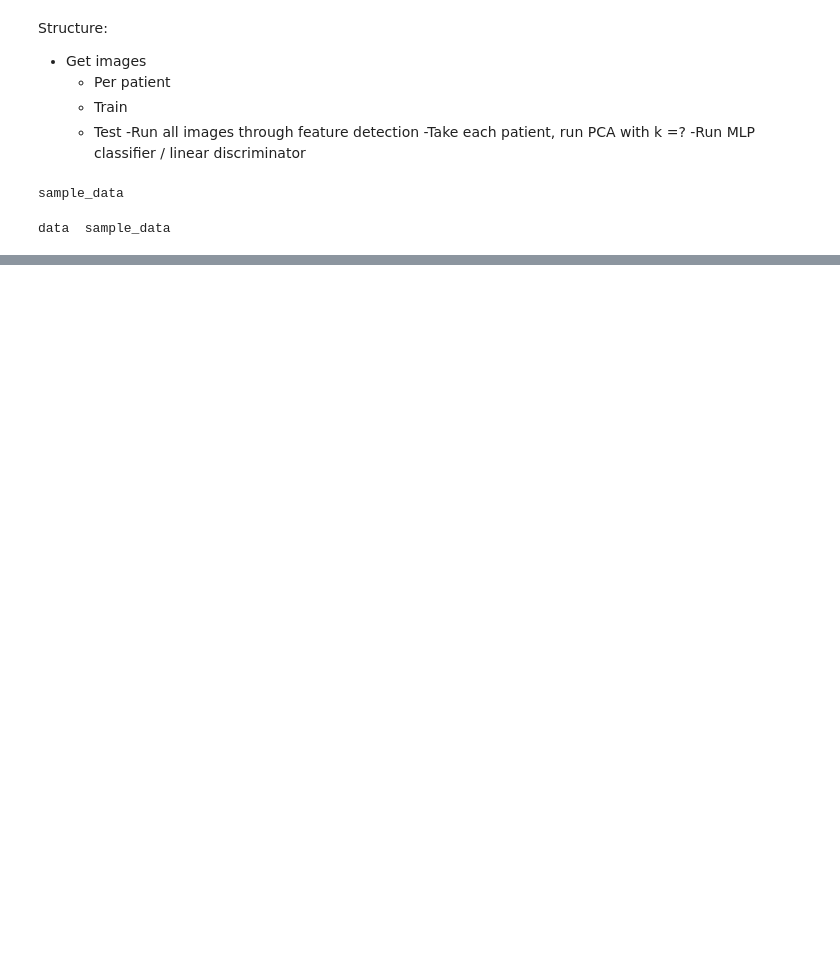
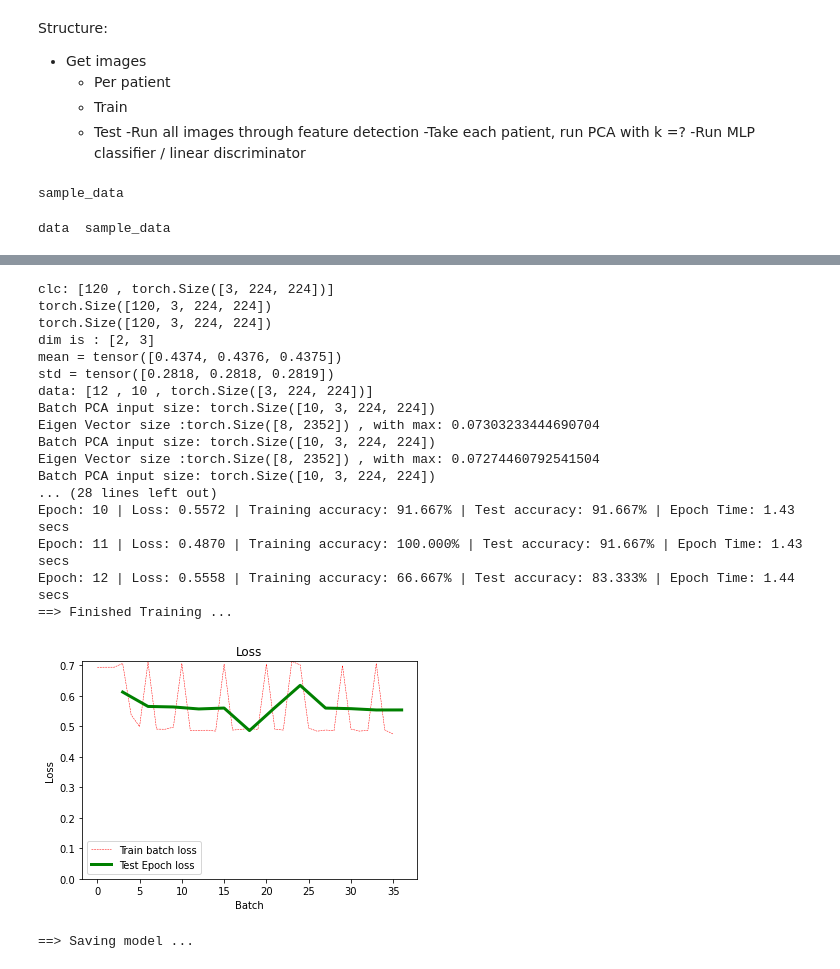
Before and after one commit to mocedon/VISL_project, a Jupyter notebook: Project_jupyter.ipynb, the cells around one changed output, grey strips where cells are left out. Drawn from its saved outputs; the diff is of its cells as text; code cells hidden in the pictures; blank space fills up the shorter version.

Commit message:
Works well with test data, feature extract is needed

```diff
--- a/Project_jupyter.ipynb
+++ b/Project_jupyter.ipynb
@@ -54,11 +56,13 @@ classes = fake_data(dir)
 # %% [output]
 data  sample_data
 # %%
+def get_device():
+  dev = "cuda:0" if torch.cuda.is_available() else "cpu"
+  device = torch.device(dev)
+  return device
+
+
 def get_transform(dir):
-  dev = "cuda:0" if torch.cuda.is_available() else "cpu"
-  print(dev)
-  device = torch.device(dev)
-
   default_transform = transforms.Compose([transforms.CenterCrop(224), transforms.ToPILImage(), transforms.ToTensor()])
   dataset = torchvision.datasets.DatasetFolder(root=dir, loader=torchvision.io.read_image, extensions='.png', transform=default_transform)
   clc = []
@@ -71,8 +75,10 @@ def get_transform(dir):
   for i in range(len(clc)):
     tn[i] = clc[i]
   print(tn.shape)
-  tn.to(device)
-  mean = tn.mean(dim=(0,2,3)).cpu()
+  tn.to(get_device())
+  dim = [i for i in range(2, len(tn.shape))]
+  print('dim is : {}'.format(dim))
+  mean = tn.mean(dim=(0,*dim)).cpu()
   std = tn.std(dim=(0,2,3)).cpu()
   print("mean = {}".format(mean))
   print("std = {}".format(std))
@@ -183,3 +274,52 @@ Eigen Vector size :torch.Size([8, 2352]) , with max: 0.06333442777395248
+# %%
+def preprocess(dir, dir_new):
+  transform = get_transform(dir)
+  dataset = torchvision.datasets.DatasetFolder(root=dir, loader=torchvision.io.read_image, extensions='.png', transform=transform)
+  batch_aug(dataset, dir_new, get_class, batch_PCA, ds_img)
+
+def process(dir_train, dir_test):
+  transform = transforms.Compose([transforms.ToPILImage(), transforms.ToTensor()])
+  dataset = []
+  dataset.append(torchvision.datasets.DatasetFolder(root=dir_train, loader=read_mtx, extensions='.npy', transform=transform))
+  dataset.append(torchvision.datasets.DatasetFolder(root=dir_test, loader=read_mtx, extensions='.npy', transform=transform))
+
+  #shape = dataset[0].__getitem__(0)[0].shape.numpy()
+  #size = torch.prod(shape)
+  size = 18816
+  hyper_parameters = {
+      'model': MLPmodel(size),
+      'lr': 1e-3,
+      'bts': 4,
+      'dataset': dataset,
+      'epochs': 12,
+      'name': "test_run"
+  }
+  train(hyper_parameters)
+# %%
+dir = './data'
+aug_dir= './aug_data'
+preprocess(dir, aug_dir)
+process(aug_dir, aug_dir)
+# %% [output]
+clc: [120 , torch.Size([3, 224, 224])]
+torch.Size([120, 3, 224, 224])
+torch.Size([120, 3, 224, 224])
+dim is : [2, 3]
+mean = tensor([0.4374, 0.4376, 0.4375])
+std = tensor([0.2818, 0.2818, 0.2819])
+data: [12 , 10 , torch.Size([3, 224, 224])]
+Batch PCA input size: torch.Size([10, 3, 224, 224])
+Eigen Vector size :torch.Size([8, 2352]) , with max: 0.07303233444690704
+Batch PCA input size: torch.Size([10, 3, 224, 224])
+Eigen Vector size :torch.Size([8, 2352]) , with max: 0.07274460792541504
+Batch PCA input size: torch.Size([10, 3, 224, 224])
+... (28 lines left out)
+Epoch: 10 | Loss: 0.5572 | Training accuracy: 91.667% | Test accuracy: 91.667% | Epoch Time: 1.43 secs
+Epoch: 11 | Loss: 0.4870 | Training accuracy: 100.000% | Test accuracy: 91.667% | Epoch Time: 1.43 secs
+Epoch: 12 | Loss: 0.5558 | Training accuracy: 66.667% | Test accuracy: 83.333% | Epoch Time: 1.44 secs
+==> Finished Training ...
+[figure, added]
+==> Saving model ...
 # %%
 class patches_DataSet(torchvision.datasets.DatasetFolder):
   def __init__(root='./data'):
```
Also changed, not shown: parts of 4 cells of this notebook.
